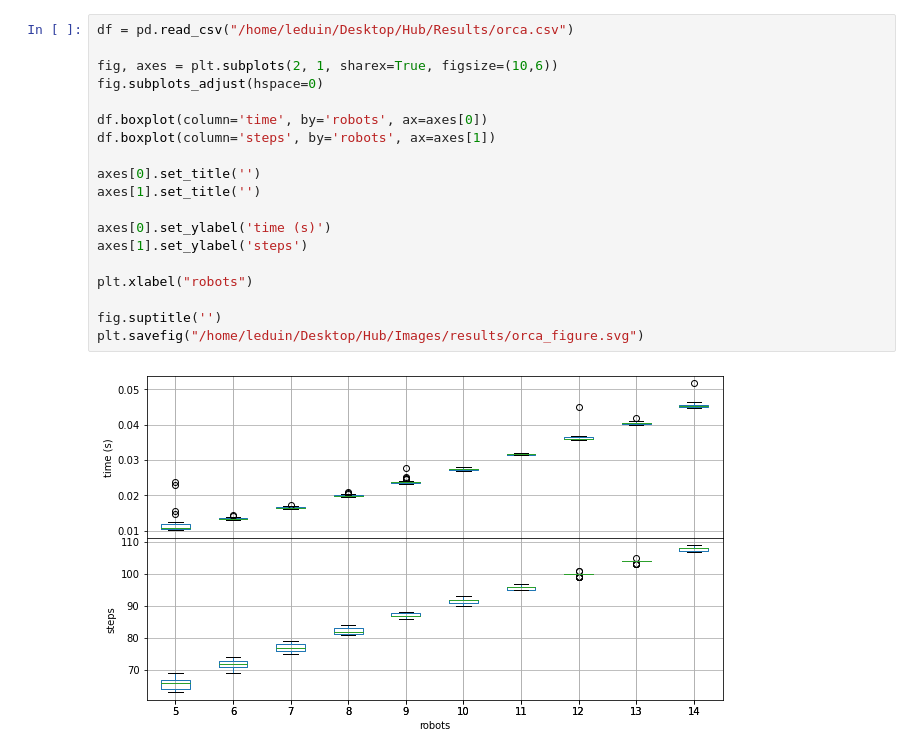
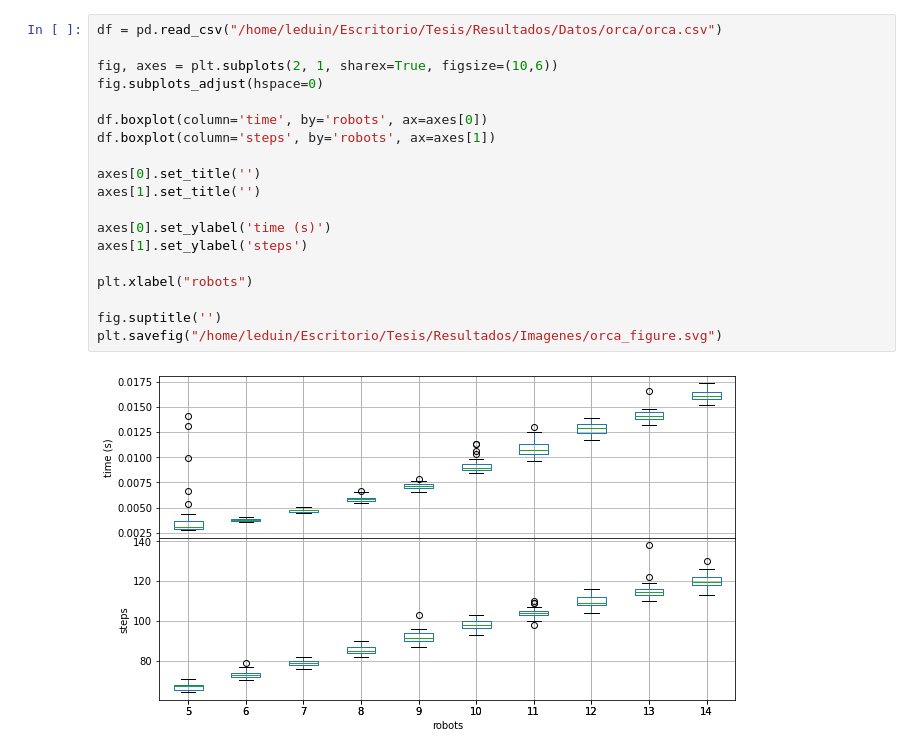
Before and after one commit to pepeleduin/Collision-Avoidance-Algorithms-in-2D-using-Voronoi-Diagrams, a Jupyter notebook: results.ipynb, the cells around one changed output. Drawn from its saved outputs; the diff is of its cells as text.

```diff
--- a/results.ipynb
+++ b/results.ipynb
@@ -251,21 +143,21 @@ plt.savefig("/home/leduin/Escritorio/Tesis/Resultados/Imagenes/aga_num_robots.sv
 # %%
-df = pd.read_csv("/home/leduin/Desktop/Hub/Results/orca.csv")
+df = pd.read_csv("/home/leduin/Escritorio/Tesis/Resultados/Datos/orca/orca.csv")
 
 fig, axes = plt.subplots(2, 1, sharex=True, figsize=(10,6))
 fig.subplots_adjust(hspace=0)
 
 df.boxplot(column='time', by='robots', ax=axes[0])
 df.boxplot(column='steps', by='robots', ax=axes[1])
 
 axes[0].set_title('')
 axes[1].set_title('')
 
 axes[0].set_ylabel('time (s)')
 axes[1].set_ylabel('steps')
 
 plt.xlabel("robots")
 
 fig.suptitle('')
-plt.savefig("/home/leduin/Desktop/Hub/Images/results/orca_figure.svg")
+plt.savefig("/home/leduin/Escritorio/Tesis/Resultados/Imagenes/orca_figure.svg")
 # %% [output]
-[figure, old version]
+[figure, new version]
```
Also changed, not shown: parts of 11 cells of this notebook, 22 other files.
